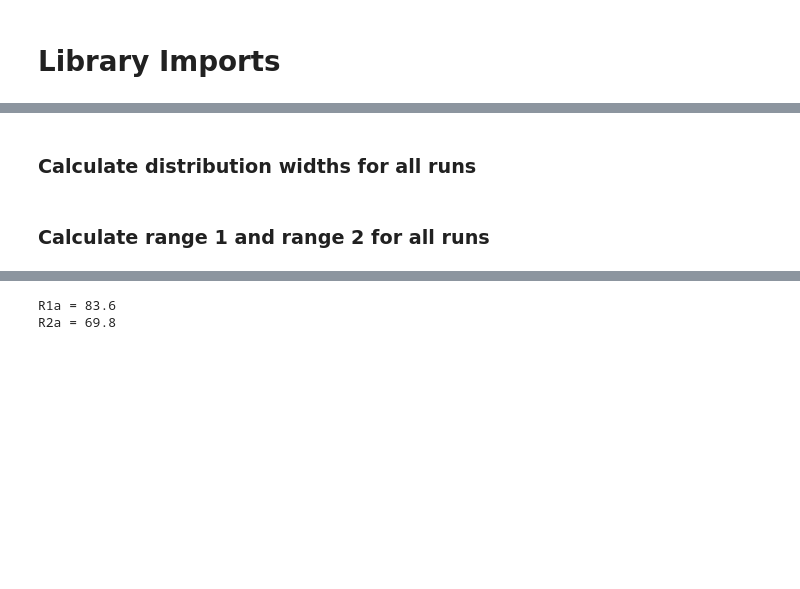
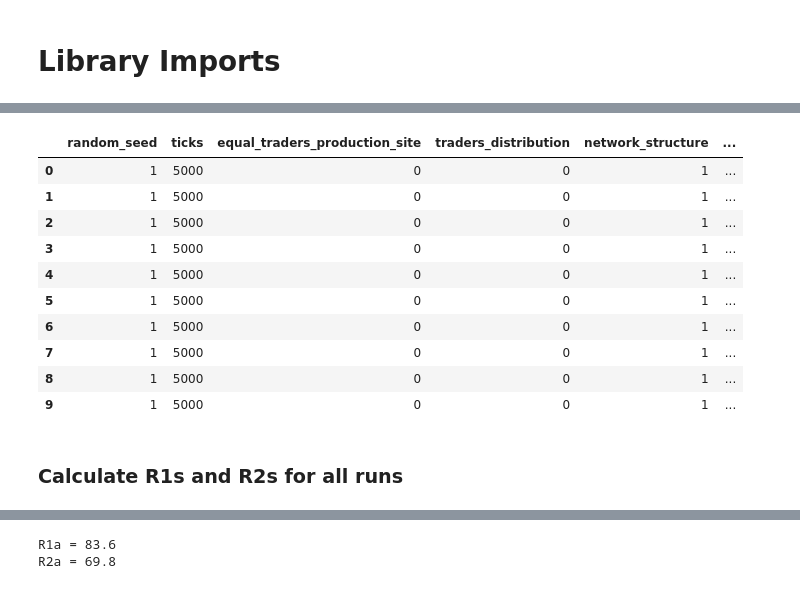
Before and after one commit to Ergiii/mercury_analysis, a Jupyter notebook: sensitivity_analysis_script.ipynb, the cells around one changed output, grey strips where cells are left out. Saved outputs shown, nothing was run; the diff lists cells and outputs as text; code cells hidden in the pictures; blank space fills up the shorter version.

```diff
--- a/sensitivity_analysis_script.ipynb
+++ b/sensitivity_analysis_script.ipynb
@@ -65,2 +107,34 @@ df = df.replace({'traders_distribution': {'uniform': 0, 'exponential': 1}, 'netw
+# %%
+def calc_widths(row):
+    widths = [0,0,0,0]
+    site_dict = dict(row['site_dict'])
+    for site_num, site_stats in site_dict.items():
+        if site_stats[1] > 0:
+            widths[0] += 1
+        if site_stats[2] > 0:
+            widths[1] += 1
+        if site_stats[3] > 0:
+            widths[2] += 1
+        if site_stats[4] > 0:
+            widths[3] += 1
+    widths.sort()
+    widths.reverse()
+    return widths [0], widths[1], widths[2], widths[3]
+
+df['volume_1'], df['volume_2'], df['volume_3'], df['volume_4'] = zip(*df.apply(calc_widths, axis=1))
+
+df.drop(['site_dict'], axis=1).head(10)
+# %% [output]
+|  | random_seed | ticks | equal_traders_production_site | traders_distribution | network_structure | ... |
+| 0 | 1 | 5000 | 0 | 0 | 1 | ... |
+| 1 | 1 | 5000 | 0 | 0 | 1 | ... |
+| 2 | 1 | 5000 | 0 | 0 | 1 | ... |
+| 3 | 1 | 5000 | 0 | 0 | 1 | ... |
+| 4 | 1 | 5000 | 0 | 0 | 1 | ... |
+| 5 | 1 | 5000 | 0 | 0 | 1 | ... |
+| 6 | 1 | 5000 | 0 | 0 | 1 | ... |
+| 7 | 1 | 5000 | 0 | 0 | 1 | ... |
+| 8 | 1 | 5000 | 0 | 0 | 1 | ... |
+| 9 | 1 | 5000 | 0 | 0 | 1 | ... |
 # %% [markdown]
-### Calculate distribution widths for all runs
+### Calculate R1s and R2s for all runs
@@ -85,3 +141 @@ df['volume_1'], df['volume_2'], df['volume_3'], df['volume_4'] = zip(*df.apply(c
-# %% [markdown]
-### Calculate range 1 and range 2 for all runs
 # %%
```
Also changed, not shown: parts of 61 cells of this notebook.
